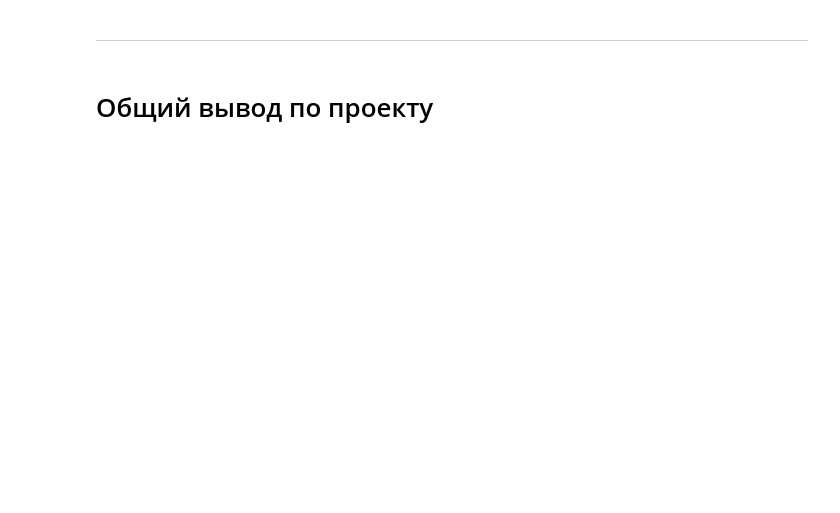
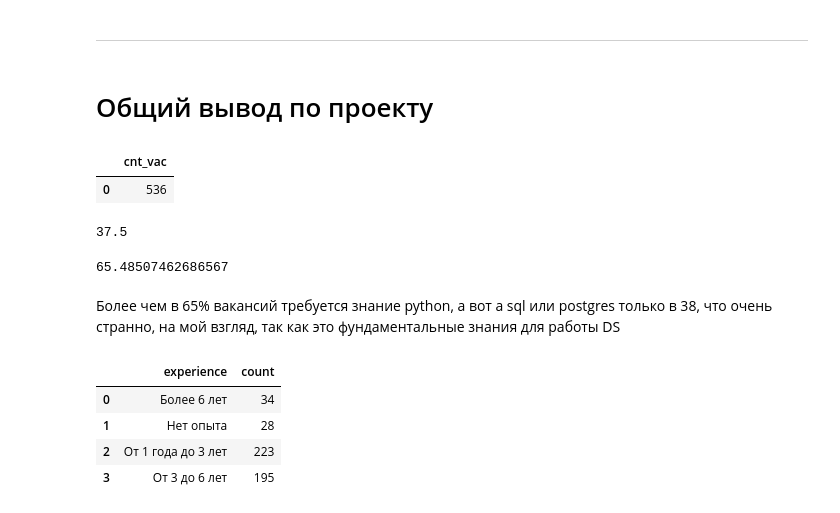
Before and after one commit to Daqria/Head-Hunter-SQL, a Jupyter notebook: HH_PROJECT.ipynb, the cells around one changed output. Cells and saved outputs as stored; diff of their text form; code cells hidden in the pictures; blank space fills up the shorter version.

```diff
--- a/HH_PROJECT.ipynb
+++ b/HH_PROJECT.ipynb
@@ -588,0 +675,39 @@ show_df(query_6_2)
+# %%
+show_df(query_7_1) #всего вакансий ML и DS
+# %% [output]
+|  | cnt_vac |
+| 0 | 536 |
+# %%
+print(201/536*100) # процент вакансий, в котором фигурирует SQL и postgres
+# %% [output]
+37.5
+# %%
+print(351/536*100) # процент вакансий, в котором фигурирует python
+# %% [output]
+65.48507462686567
+# %% [markdown]
+Более чем в 65% вакансий требуется знание python, а вот a sql или postgres только в 38, что очень странно, на мой взгляд, так как это фундаментальные знания для работы DS
+# %%
+query_7_2 = f'''
+                SELECT
+    experience,
+    COUNT(*)
+FROM vacancies
+WHERE (
+    name ILIKE '%data scientist%'
+    OR name ILIKE '%data science%'
+    OR name ILIKE '%исследователь данных%'
+    OR (name LIKE '%ML%' AND name NOT ILIKE '%html%')
+    OR name ILIKE '%machine learning%'
+    OR (name ILIKE '%машинн%обучен%')
+)GROUP BY experience
+ORDER BY experience
+                        '''
+# %%
+show_df(query_7_2)
+# %% [output]
+|  | experience | count |
+| 0 | Более 6 лет | 34 |
+| 1 | Нет опыта | 28 |
+| 2 | От 1 года до 3 лет | 223 |
+| 3 | От 3 до 6 лет | 195 |
```
Also changed, not shown: parts of 15 cells of this notebook, 2 other files.
